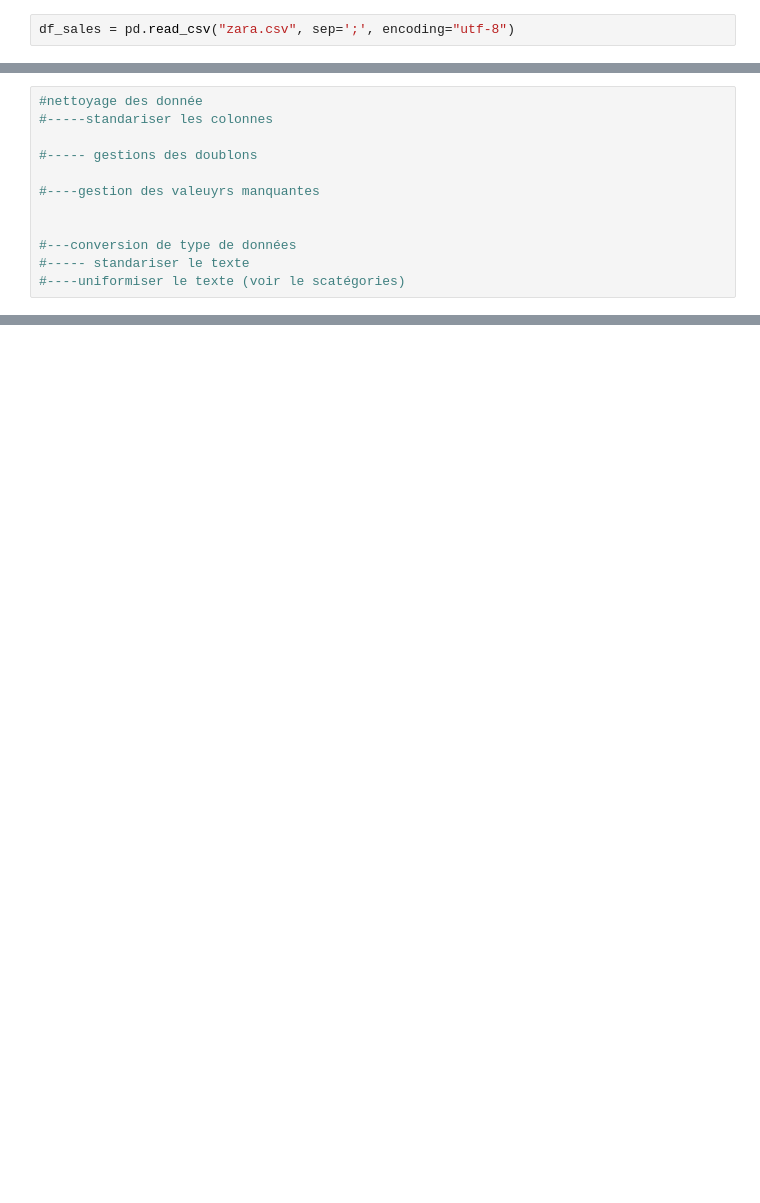
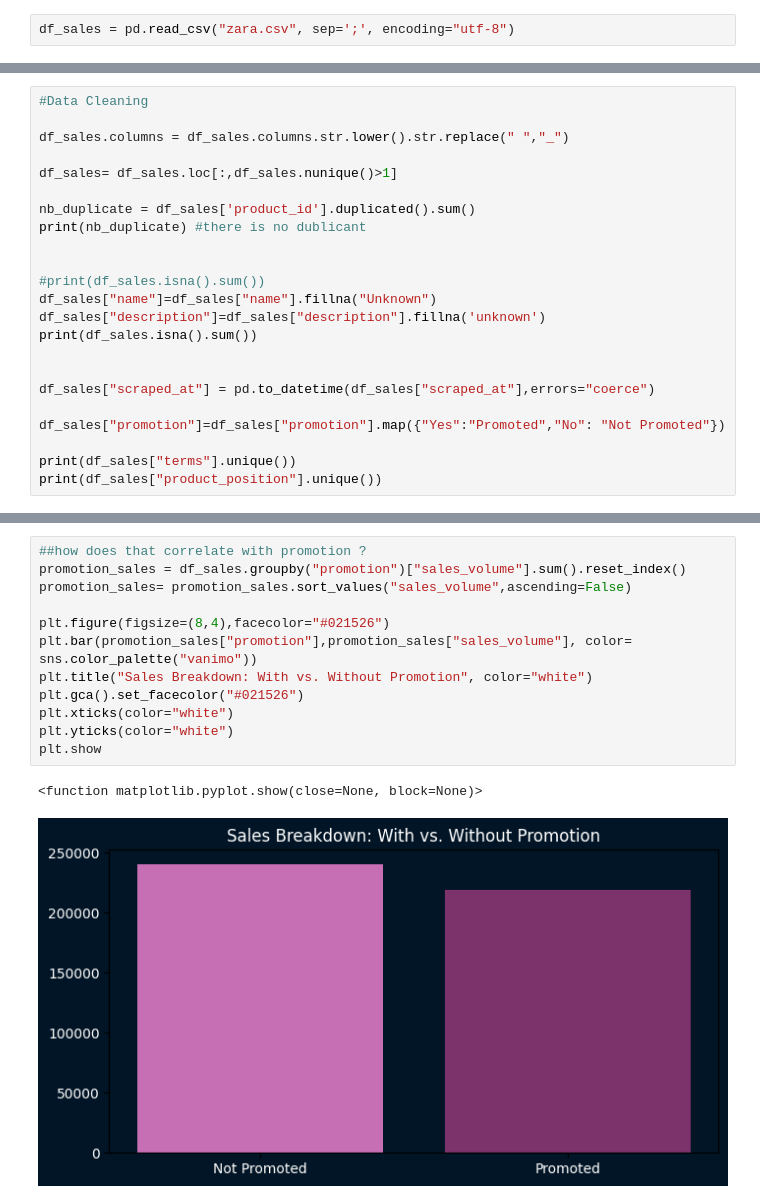
Before and after one commit to fazia92/ZARA_product_sales, a Jupyter notebook: EDA.ipynb, the cells around one changed output, grey strips where cells are left out. Drawn from its saved outputs; the diff is of its cells as text; blank space fills up the shorter version.

```diff
--- a/EDA.ipynb
+++ b/EDA.ipynb
@@ -19,13 +25,24 @@ df_sales.head(5)
 # %%
-#nettoyage des donnée
-#-----standariser les colonnes
+#Data Cleaning
 
-#----- gestions des doublons
+df_sales.columns = df_sales.columns.str.lower().str.replace(" ","_")
 
-#----gestion des valeuyrs manquantes
+df_sales= df_sales.loc[:,df_sales.nunique()>1]
+
+nb_duplicate = df_sales['product_id'].duplicated().sum()
+print(nb_duplicate) #there is no dublicant
 
 
-#---conversion de type de données
-#----- standariser le texte
-#----uniformiser le texte (voir le scatégories)
+#print(df_sales.isna().sum())
+df_sales["name"]=df_sales["name"].fillna("Unknown")
+df_sales["description"]=df_sales["description"].fillna('unknown')
+print(df_sales.isna().sum())
+
+
+df_sales["scraped_at"] = pd.to_datetime(df_sales["scraped_at"],errors="coerce")
+
+df_sales["promotion"]=df_sales["promotion"].map({"Yes":"Promoted","No": "Not Promoted"})
+
+print(df_sales["terms"].unique())
+print(df_sales["product_position"].unique())
 # %% [output]
@@ -32,0 +140,15 @@ NameError: name 'gdgd' is not defined
+# %%
+##how does that correlate with promotion ?
+promotion_sales = df_sales.groupby("promotion")["sales_volume"].sum().reset_index()
+promotion_sales= promotion_sales.sort_values("sales_volume",ascending=False)
+
+plt.figure(figsize=(8,4),facecolor="#021526")
+plt.bar(promotion_sales["promotion"],promotion_sales["sales_volume"], color= sns.color_palette("vanimo"))
+plt.title("Sales Breakdown: With vs. Without Promotion", color="white")
+plt.gca().set_facecolor("#021526")
+plt.xticks(color="white")
+plt.yticks(color="white")
+plt.show
+# %% [output]
+<function matplotlib.pyplot.show(close=None, block=None)>
+[figure, added]
```
Also changed, not shown: parts of 22 cells of this notebook, 1 other file.
